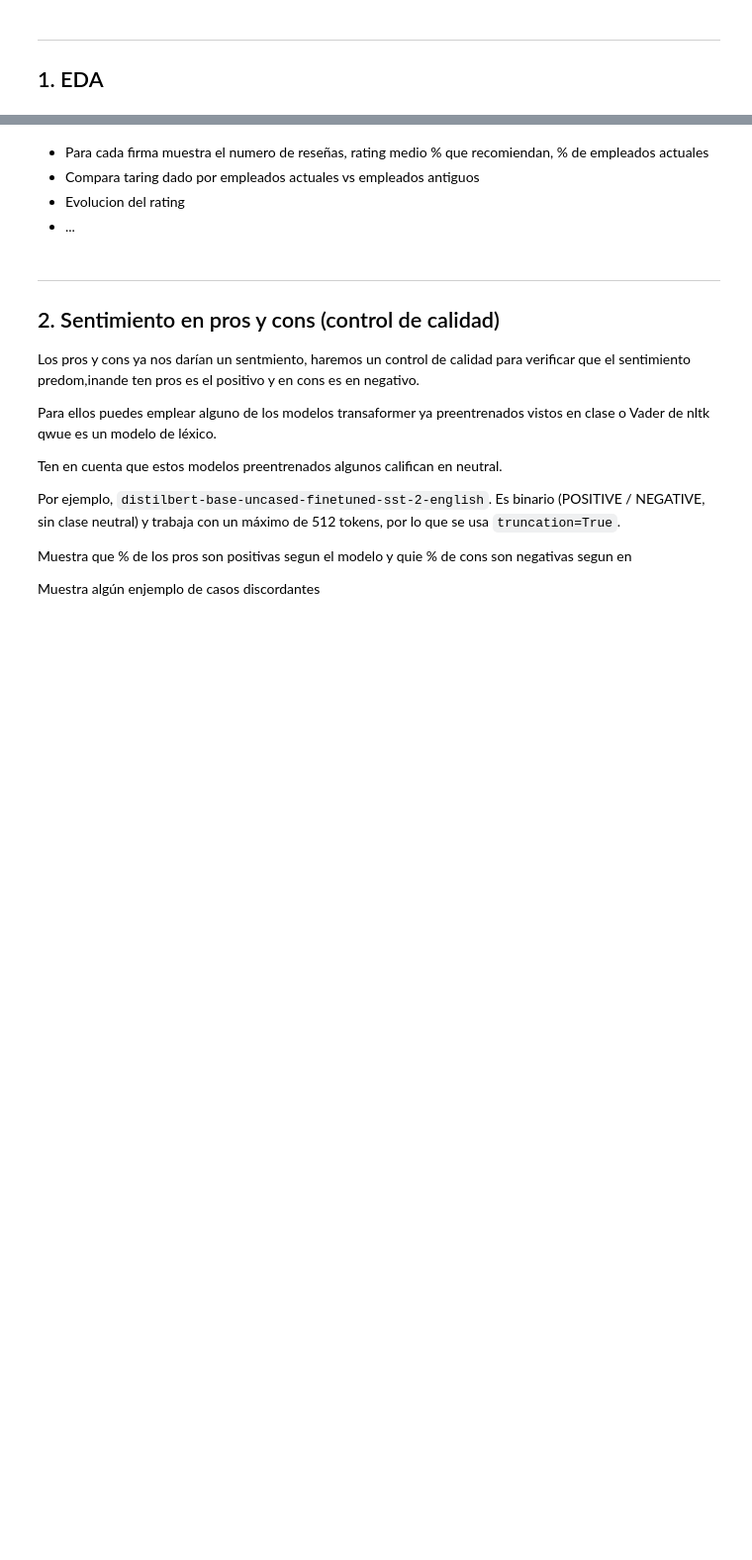
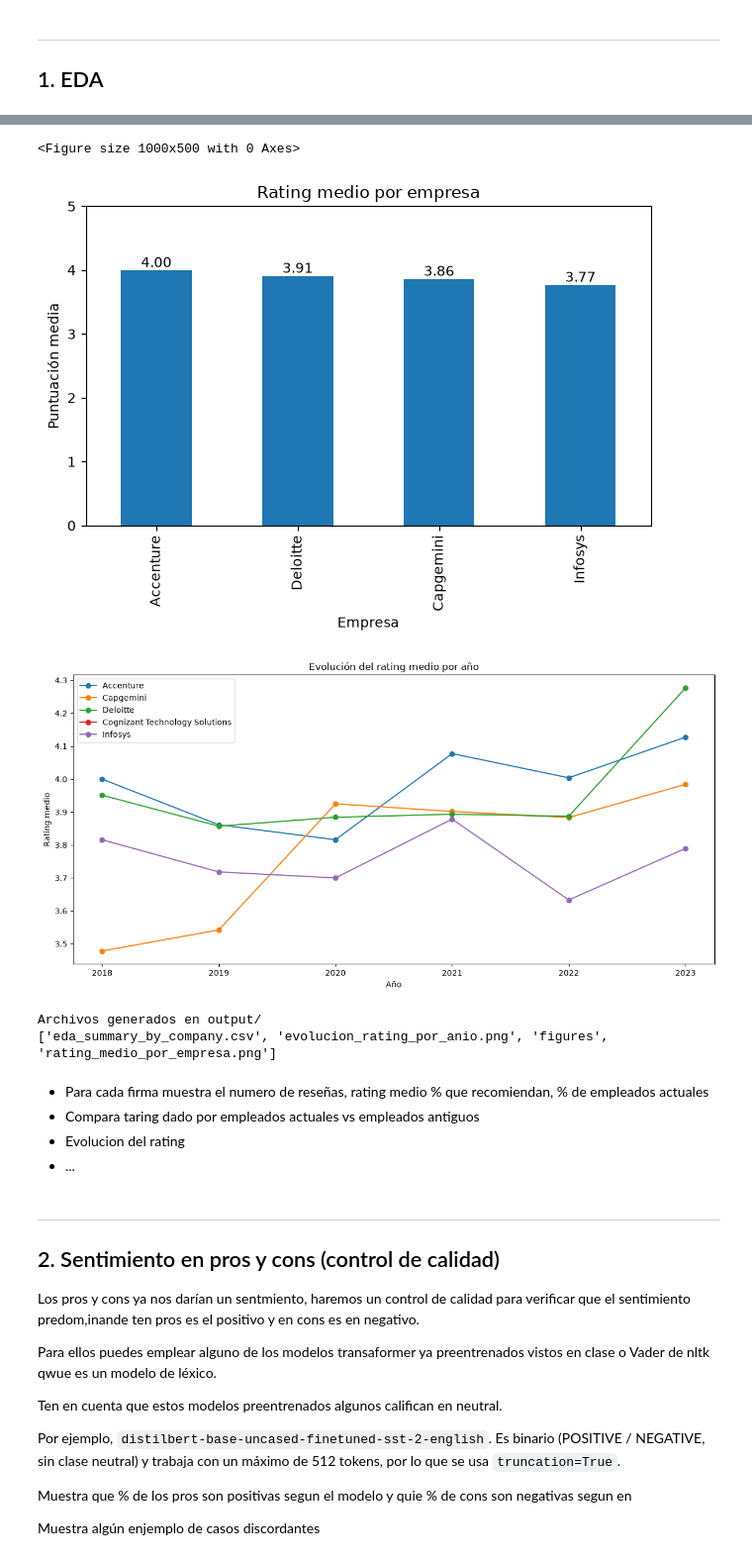
Before and after one commit to migueldevesaferrer/consulting-it-employer-reputation-intelligence, a Jupyter notebook: notebooks/consulting-it-employer-reputation-intelligence.ipynb, the cells around one changed output, grey strips where cells are left out. Shown at 99% size. Saved outputs shown, nothing was run; the diff lists cells and outputs as text; code cells hidden in the pictures; blank space fills up the shorter version.

```diff
--- a/notebooks/consulting-it-employer-reputation-intelligence.ipynb
+++ b/notebooks/consulting-it-employer-reputation-intelligence.ipynb
@@ -98,3 +102,73 @@ Name: count, dtype: int64
 # %% [markdown]
 ---
 ## 1. EDA
+# %%
+# 1. EDA: resumen comparativo por empresa
+from pathlib import Path
+
+output_dir = Path('../output')
+output_dir.mkdir(exist_ok=True)
+
+summary = (
+    df.groupby('firm')
+      .agg(
+          reseñas=('firm', 'size'),
+          rating_medio=('overall_rating', 'mean'),
+          porcentaje_recomendacion=('recomienda', lambda s: (s == 'Sí').mean() * 100),
+          porcentaje_actuales=('situacion', lambda s: (s == 'Actual').mean() * 100)
+      )
+      .reset_index()
+      .sort_values('rating_medio', ascending=False)
+)
+
+print('Resumen comparativo por empresa:')
+print(summary.round(2).to_string(index=False))
+
+current_vs_former = (
+    df.groupby(['firm', 'situacion'])['overall_rating']
+      .mean()
+      .unstack()
+      .loc[:, ['Actual', 'Antiguo']]
+)
+print('\nRating medio por situación laboral:')
+print(current_vs_former.round(2))
+
+# Gráfico 1: rating medio por empresa
+plt.figure(figsize=(10, 5))
+ax = summary.plot(kind='bar', x='firm', y='rating_medio', color='#1f77b4', legend=False)
+ax.set_title('Rating medio por empresa')
+ax.set_ylabel('Puntuación media')
+ax.set_xlabel('Empresa')
+ax.set_ylim(0, 5)
+for p in ax.patches:
+    ax.annotate(f'{p.get_height():.2f}', (p.get_x() + p.get_width()/2, p.get_height()), ha='center', va='bottom')
+plt.tight_layout()
+plt.savefig(output_dir / 'rating_medio_por_empresa.png', dpi=200)
+plt.show()
+
+# Gráfico 2: evolución temporal del rating medio
+trend = (
+    df.groupby(['anio', 'firm'])['overall_rating']
+      .mean()
+      .reset_index()
+)
+
+plt.figure(figsize=(12, 6))
+for company in FIRMS:
+    subset = trend[trend['firm'] == company].sort_values('anio')
+    plt.plot(subset['anio'], subset['overall_rating'], marker='o', label=company)
+
+plt.title('Evolución del rating medio por año')
+plt.xlabel('Año')
+plt.ylabel('Rating medio')
+plt.xticks(sorted(df['anio'].unique()))
+plt.legend()
+plt.tight_layout()
+plt.savefig(output_dir / 'evolucion_rating_por_anio.png', dpi=200)
+plt.show()
+
+# Guardado para uso posterior en la presentación
+summary.to_csv(output_dir / 'eda_summary_by_company.csv', index=False)
+print('\nArchivos generados en output/')
+print(sorted(p.name for p in output_dir.iterdir()))
+# %% [output]
@@ -101,3 +189,8 @@ Name: count, dtype: int64
+<Figure size 1000x500 with 0 Axes>
+[figure, added]
+[figure, added]
+Archivos generados en output/
+['eda_summary_by_company.csv', 'evolucion_rating_por_anio.png', 'figures', 'rating_medio_por_empresa.png']
 # %% [markdown]
 - Para cada firma muestra el numero de reseñas, rating medio % que recomiendan, % de empleados actuales
 - Compara taring dado por empleados actuales vs empleados antiguos
```
Also changed, not shown: parts of 2 cells of this notebook.
